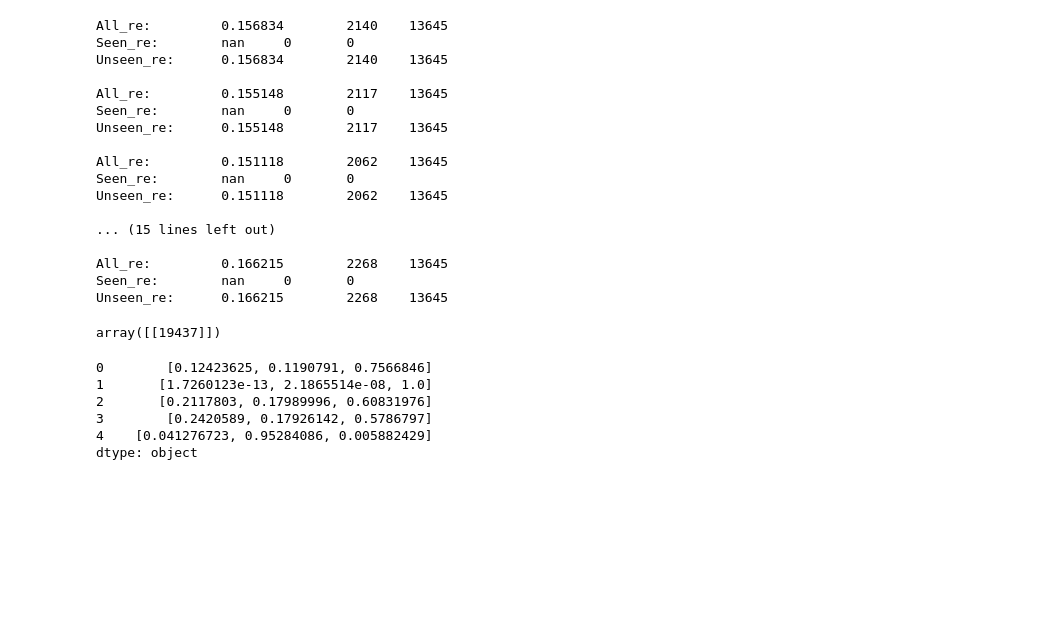
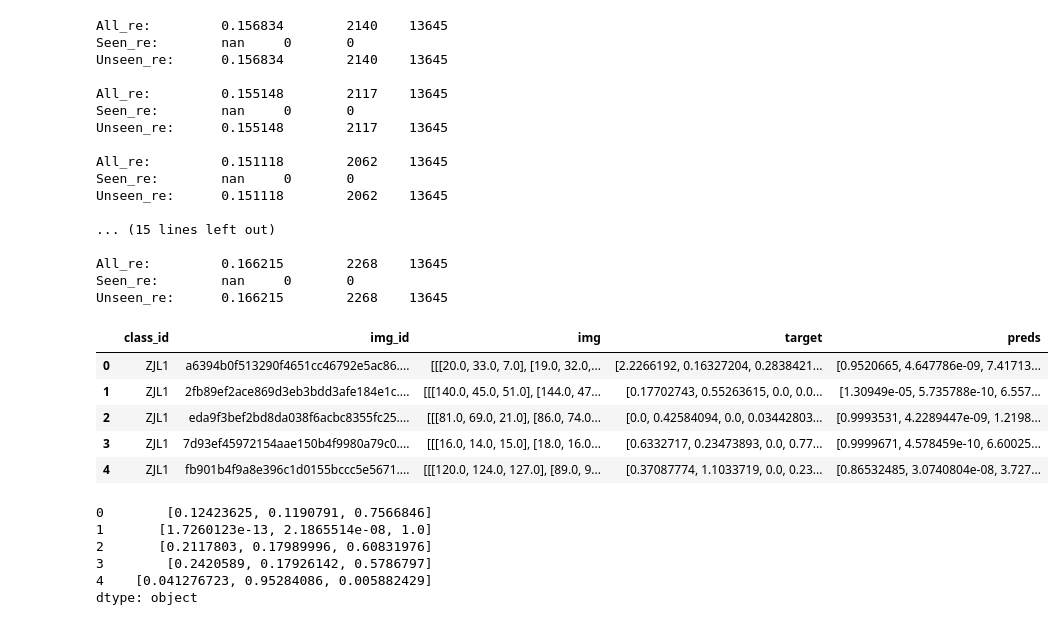
Before and after one commit to ifuding/TC, a Jupyter notebook: ZJC/Code/EmbAttrToImagFeaturesClean_GCN_DataB_Clean.ipynb, the cells around one changed output. Saved outputs shown, nothing was run; the diff lists cells and outputs as text; code cells hidden in the pictures; blank space fills up the shorter version.

```diff
--- a/ZJC/Code/EmbAttrToImagFeaturesClean_GCN_DataB_Clean.ipynb
+++ b/ZJC/Code/EmbAttrToImagFeaturesClean_GCN_DataB_Clean.ipynb
@@ -90,5 +131,5 @@ array([[1., 0., 0., ..., 0., 0., 0.],
 # %%
-del setA_train_data, setB_train_data
+# del setA_train_data, setB_train_data
 with open(path + 'setB_class_id_emb_attr.pickle', 'rb') as handle:
     class_id_emb_attr = pickle.load(handle)
 with open(path + '/setA_train_data.pickle', 'rb') as handle:
@@ -100,5 +141,13 @@ with open(path + 'setB_test_data.pickle', 'rb') as handle:
 
 train_data = setA_train_data.append(setB_train_data)
 del setA_train_data, setB_train_data
+with open(path + '/model_sub/6_12_24_16_ini64_growth32_inistride2_03621/flat_train_re_2018_09_21_21_10_59.pickle', 'rb') as handle:
+    flat_train_re = pickle.load(handle)
+
 # train_data.drop(columns = ['img_id'], inplace = True)
+
+# with open(path + '/model_sub/6_12_24_16_ini64_growth32_inistride1_augdata_05010/train_data_2018_09_23_10_47_03.pickle', 'rb') as handle:
+#     train_data = pickle.load(handle)
+# with open(path + '/model_sub/6_12_24_16_ini64_growth32_inistride1_augdata_05010/test_data_2018_09_23_10_47_03.pickle', 'rb') as handle:
+#     test_data = pickle.load(handle)
 # %%
@@ -532,14 +576,17 @@ def lgbm_train(train_part, train_part_label, valide_part, valide_part_label, fol
 # train_data = setA_train_data
 
 # img_model = DenseNet(blocks = [6, 12, 24, 16],
-#                                 cat_max = 171,
+#                                 cat_max = 205,
 #                                 weight_decay = 1e-4,
 #                                 kernel_initializer = 'glorot_normal',
 #                                 reduction = 0.5,
 #                                 init_filters = 64,
 #                                 growth_rate = 32).model
-# img_model.load_weights(path + 'model_sub/6_12_24_16_ini64_growth16_02962/model_0_2018_09_13_08_23_48.h5')
-img_model_flat = Model(input = img_model.model.input, output = img_model.model.get_layer(name = 'avg_pool').output)
-train_data['target'] = list(img_model_flat.predict(preprocess_img(train_data['img']), verbose = 1))
+# img_model.load_weights(path + '/model_sub/6_12_24_16_ini64_growth32_inistride2_03621/model_0_2018_09_21_21_10_59.h5')
+# img_model_flat = Model(input = img_model.input, output = img_model.get_layer(name = 'avg_pool').output)
+# train_data['target'] = list(img_model_flat.predict(preprocess_img(train_data['img']), verbose = 1))
 # train_data['preds'] = list(img_model.predict(train_img, verbose = 1))
 # train_data['target'] = list(train_y) #
+with open(path + '/model_sub/6_12_24_16_ini64_growth32_inistride2_03621/flat_train_re_2018_09_21_21_10_59.pickle', 'rb') as handle:
+    flat_train_re = pickle.load(handle)
+# train_data['target'] = list(flat_train_re)
@@ -1108,10 +1172,18 @@ Unseen_re:      0.151118        2062    13645
 All_re:         0.166215        2268    13645
 Seen_re:        nan     0       0
 Unseen_re:      0.166215        2268    13645
-# %%
-np.argwhere(adj[0] == 1)
-# %% [output]
-array([[19437]])
+# %%
+with open(path + 'model_sub/train_data_2018_09_23_10_32_21.pickle', 'rb') as handle:
+    test = pickle.load(handle)
+# %%
+test.head()
+# %% [output]
+|  | class_id | img_id | img | target | preds |
+| 0 | ZJL1 | a6394b0f513290f4651cc46792e5ac86.... | [[[20.0, 33.0, 7.0], [19.0, 32.0,... | [2.2266192, 0.16327204, 0.2838421... | [0.9520665, 4.647786e-09, 7.41713... |
+| 1 | ZJL1 | 2fb89ef2ace869d3eb3bdd3afe184e1c.... | [[[140.0, 45.0, 51.0], [144.0, 47... | [0.17702743, 0.55263615, 0.0, 0.0... | [1.30949e-05, 5.735788e-10, 6.557... |
+| 2 | ZJL1 | eda9f3bef2bd8da038f6acbc8355fc25.... | [[[81.0, 69.0, 21.0], [86.0, 74.0... | [0.0, 0.42584094, 0.0, 0.03442803... | [0.9993531, 4.2289447e-09, 1.2198... |
+| 3 | ZJL1 | 7d93ef45972154aae150b4f9980a79c0.... | [[[16.0, 14.0, 15.0], [18.0, 16.0... | [0.6332717, 0.23473893, 0.0, 0.77... | [0.9999671, 4.578459e-10, 6.60025... |
+| 4 | ZJL1 | fb901b4f9a8e396c1d0155bccc5e5671.... | [[[120.0, 124.0, 127.0], [89.0, 9... | [0.37087774, 1.1033719, 0.0, 0.23... | [0.86532485, 3.0740804e-08, 3.727... |
 # %%
 test_data = pd.read_csv(path + '/DatasetA_test_20180813/DatasetA_test/image.txt', header = None, names = ['img_id'])
 imag_path = path + '/DatasetA_test_20180813/DatasetA_test/test/'
```
Also changed, not shown: parts of 25 cells of this notebook, 4 other files.
